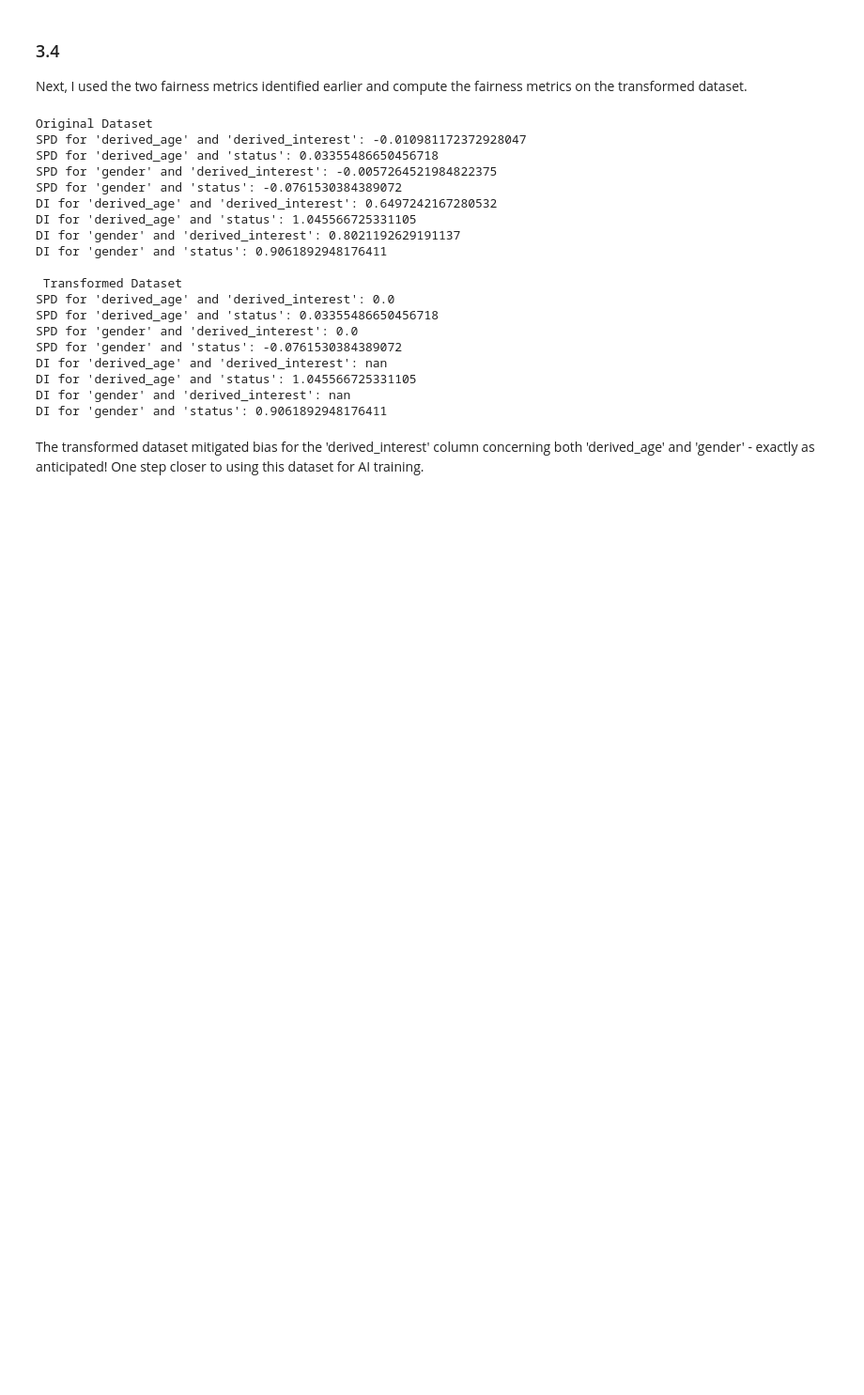
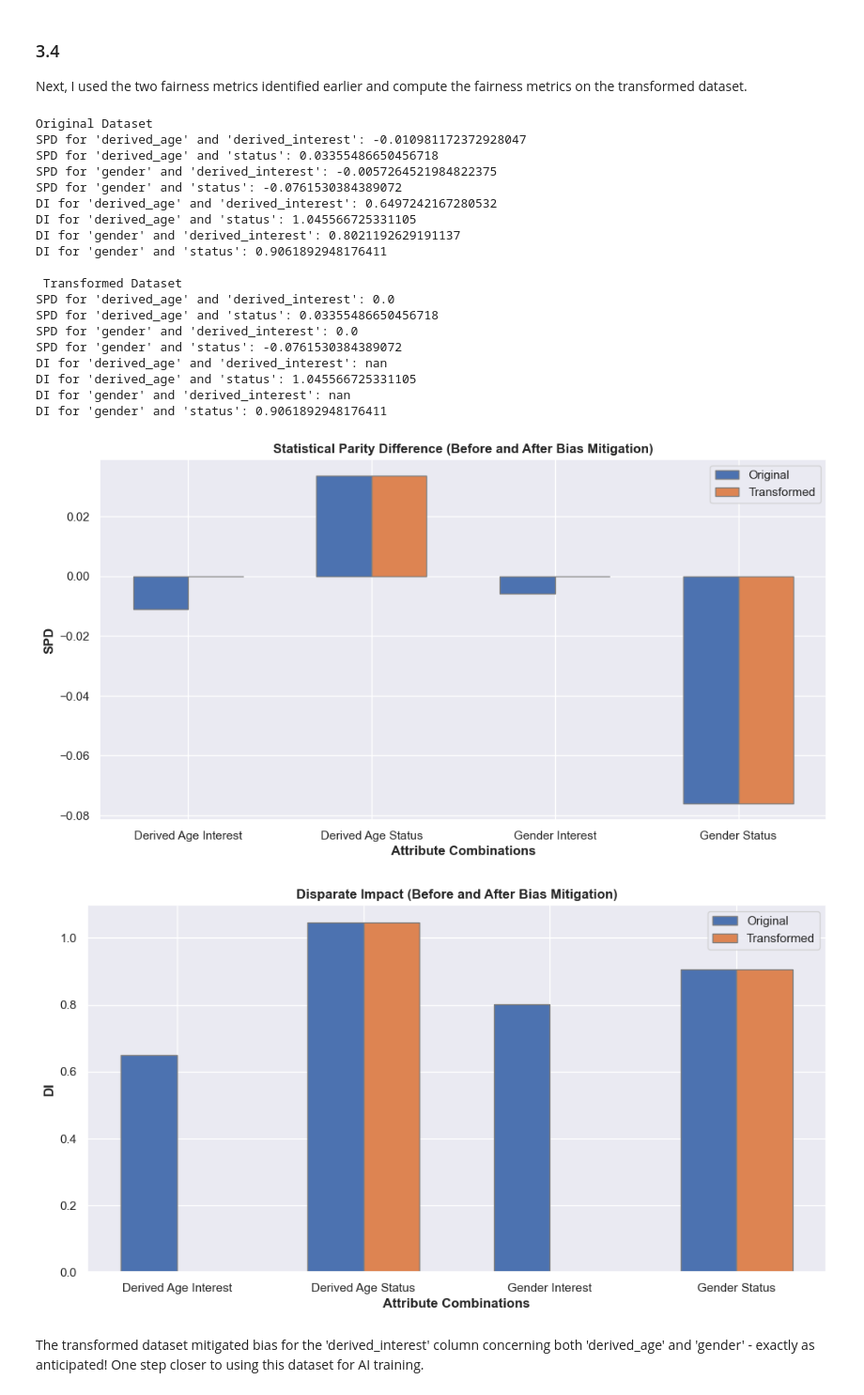
Before and after one commit to mbbaer/bias_mitigation, a Jupyter notebook: Credit_Risk_Dataset.ipynb, the cells around one changed output. Shown at 94% size. Drawn from its saved outputs; the diff is of its cells as text; code cells hidden in the pictures; blank space fills up the shorter version.

Commit message:
adding plots for the before/after fairness metrics

```diff
--- a/Credit_Risk_Dataset.ipynb
+++ b/Credit_Risk_Dataset.ipynb
@@ -712,2 +651,44 @@ plt.show()
+# %%
+%matplotlib inline
+# Names of the combinations
+combinations = ['Derived Age Interest', 'Derived Age Status', 'Gender Interest', 'Gender Status']
+
+# SPD metrics
+original_spd_values = [spd_derived_age_interest, spd_derived_age_status, spd_gender_interest, spd_gender_status]
+transformed_spd_values = [trans_spd_derived_age_interest, trans_spd_derived_age_status, trans_spd_gender_interest, trans_spd_gender_status]
+
+# DI metrics
+original_di_values = [di_derived_age_interest, di_derived_age_status, di_gender_interest, di_gender_status]
+transformed_di_values = [trans_di_derived_age_interest, trans_di_derived_age_status, trans_di_gender_interest, trans_di_gender_status]
+
+# Preparing for side-by-side bar plot
+barWidth = 0.3
+r1 = np.arange(len(original_spd_values))
+r2 = [x + barWidth for x in r1]
+
+# SPD plot
+plt.figure(figsize=(12, 6))
+plt.bar(r1, original_spd_values, width=barWidth, edgecolor='grey', label='Original')
+plt.bar(r2, transformed_spd_values, width=barWidth, edgecolor='grey', label='Transformed')
+plt.xlabel('Attribute Combinations', fontweight='bold')
+plt.ylabel('SPD', fontweight='bold')
+plt.xticks([r + barWidth/2 for r in range(len(original_spd_values))], combinations)
+plt.title('Statistical Parity Difference (Before and After Bias Mitigation)', fontweight='bold')
+plt.legend()
+plt.show()
+
+# DI plot
+plt.figure(figsize=(12, 6))
+plt.bar(r1, original_di_values, width=barWidth, edgecolor='grey', label='Original')
+plt.bar(r2, transformed_di_values, width=barWidth, edgecolor='grey', label='Transformed')
+plt.xlabel('Attribute Combinations', fontweight='bold')
+plt.ylabel('DI', fontweight='bold')
+plt.xticks([r + barWidth/2 for r in range(len(original_di_values))], combinations)
+plt.title('Disparate Impact (Before and After Bias Mitigation)', fontweight='bold')
+plt.legend()
+plt.show()
+# %% [output]
+[figure, added]
+[figure, added]
 # %% [markdown]
 The transformed dataset mitigated bias for the 'derived_interest' column concerning both 'derived_age' and 'gender' - exactly as anticipated! One step closer to using this dataset for AI training.
```
Also changed, not shown: parts of 4 cells of this notebook.
